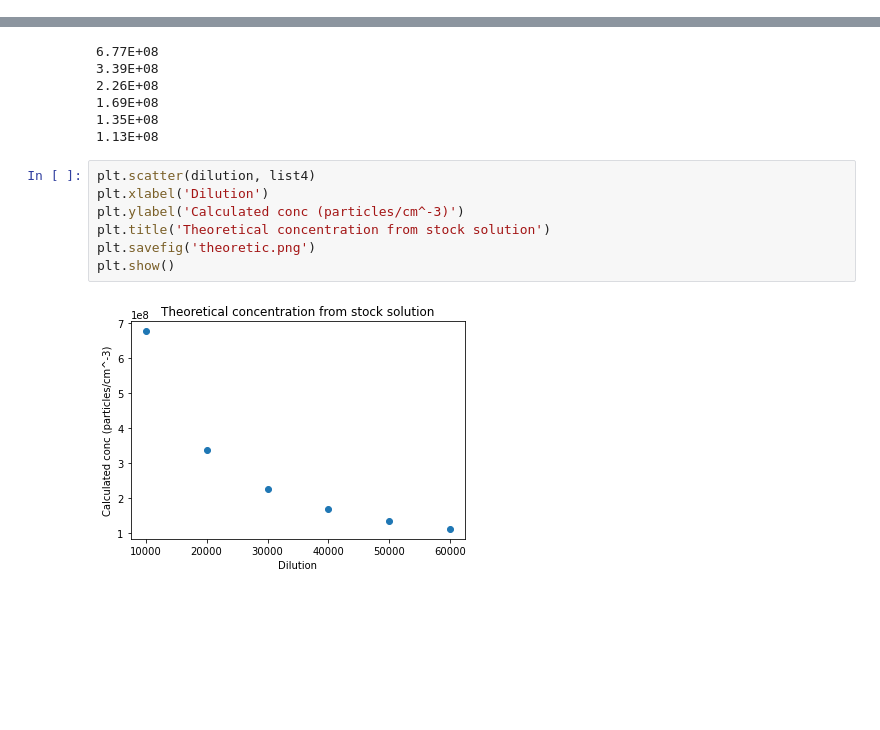
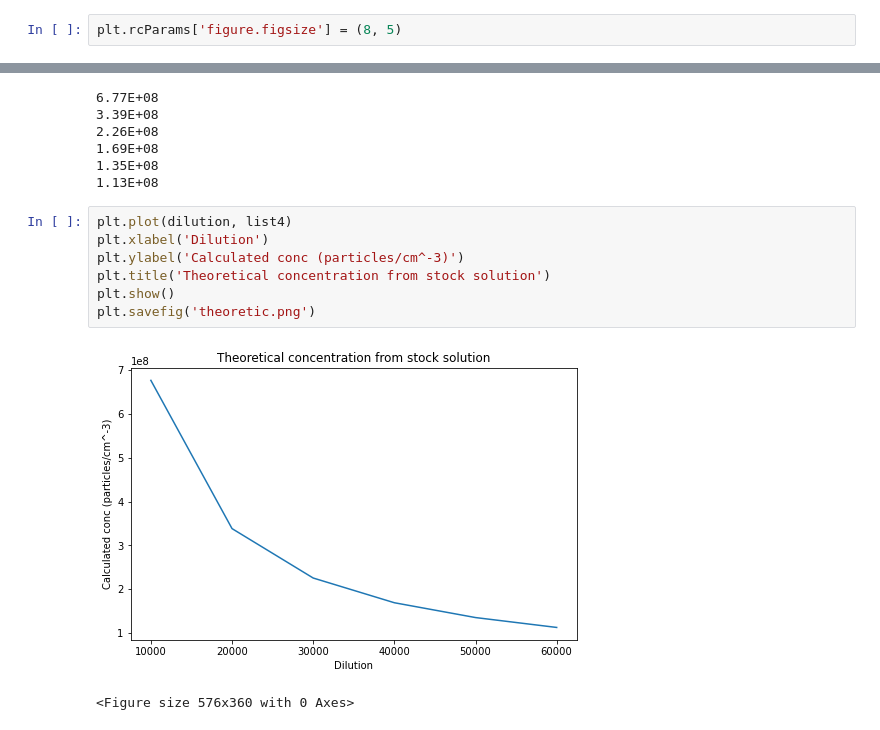
Before and after one commit to nanoepics/epicsjukebox, a Jupyter notebook: Notebooks/Ingmar/AnalysisConcentration.ipynb, the cells around one changed output, grey strips where cells are left out. Saved outputs shown, nothing was run; the diff lists cells and outputs as text; blank space fills up the shorter version.

```diff
--- a/Notebooks/Ingmar/AnalysisConcentration.ipynb
+++ b/Notebooks/Ingmar/AnalysisConcentration.ipynb
@@ -37,6 +37,8 @@ for k in numpar_tp_link:
     conc_dilution3 = k / volume
 #     print(k, conc_dilution3)
     list3.append(conc_dilution3)
+# %%
+plt.rcParams['figure.figsize'] = (8, 5)
 # %%
 plt.scatter(dilution, list1, label='After 1 day, tp.locate')
 plt.scatter(dilution, list2, label='Image direct after injecting liquid, only tp.locate')
@@ -73,11 +76,12 @@ for i in dilution:
 1.35E+08
 1.13E+08
 # %%
-plt.scatter(dilution, list4)
+plt.plot(dilution, list4)
 plt.xlabel('Dilution')
 plt.ylabel('Calculated conc (particles/cm^-3)')
 plt.title('Theoretical concentration from stock solution')
+plt.show()
 plt.savefig('theoretic.png')
-plt.show()
 # %% [output]
-[figure, old version]
+[figure, new version]
+<Figure size 576x360 with 0 Axes>
```
Also changed, not shown: parts of 1 cell of this notebook, 1 other file.
